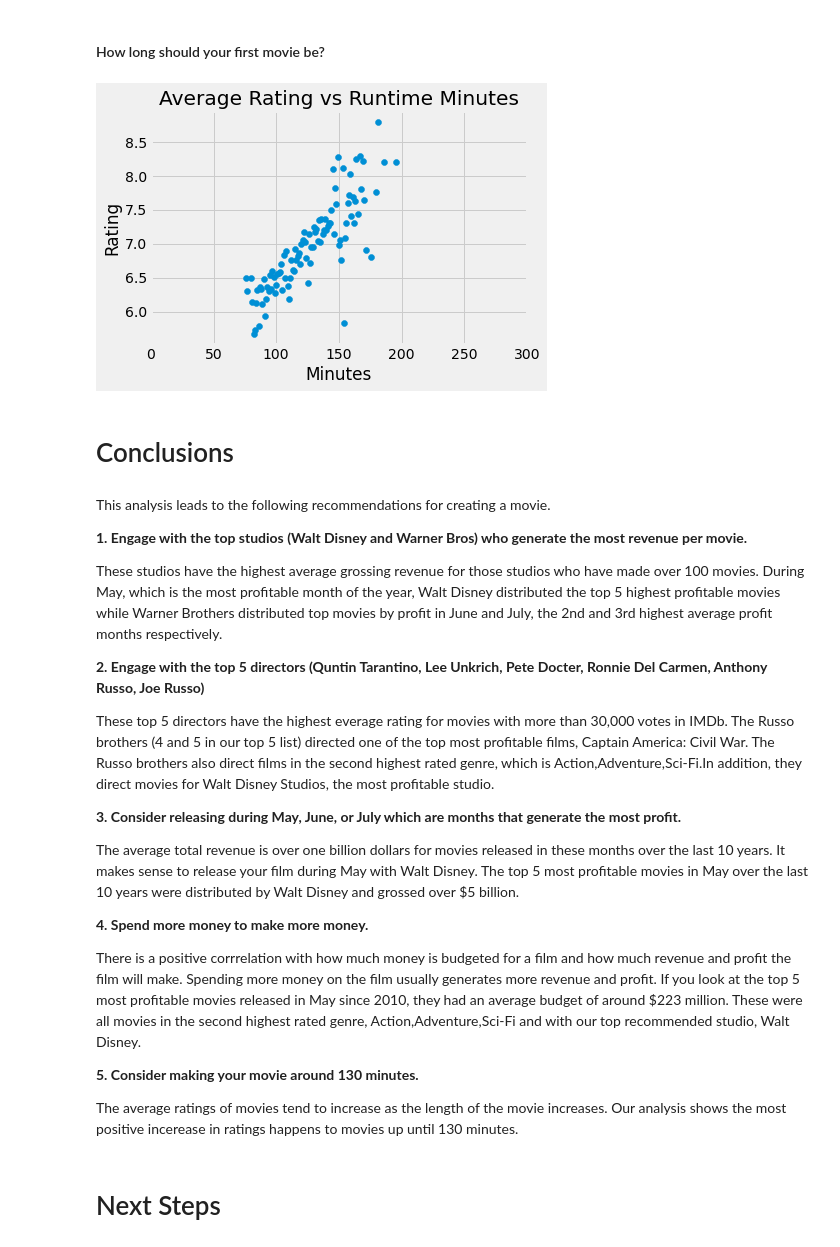
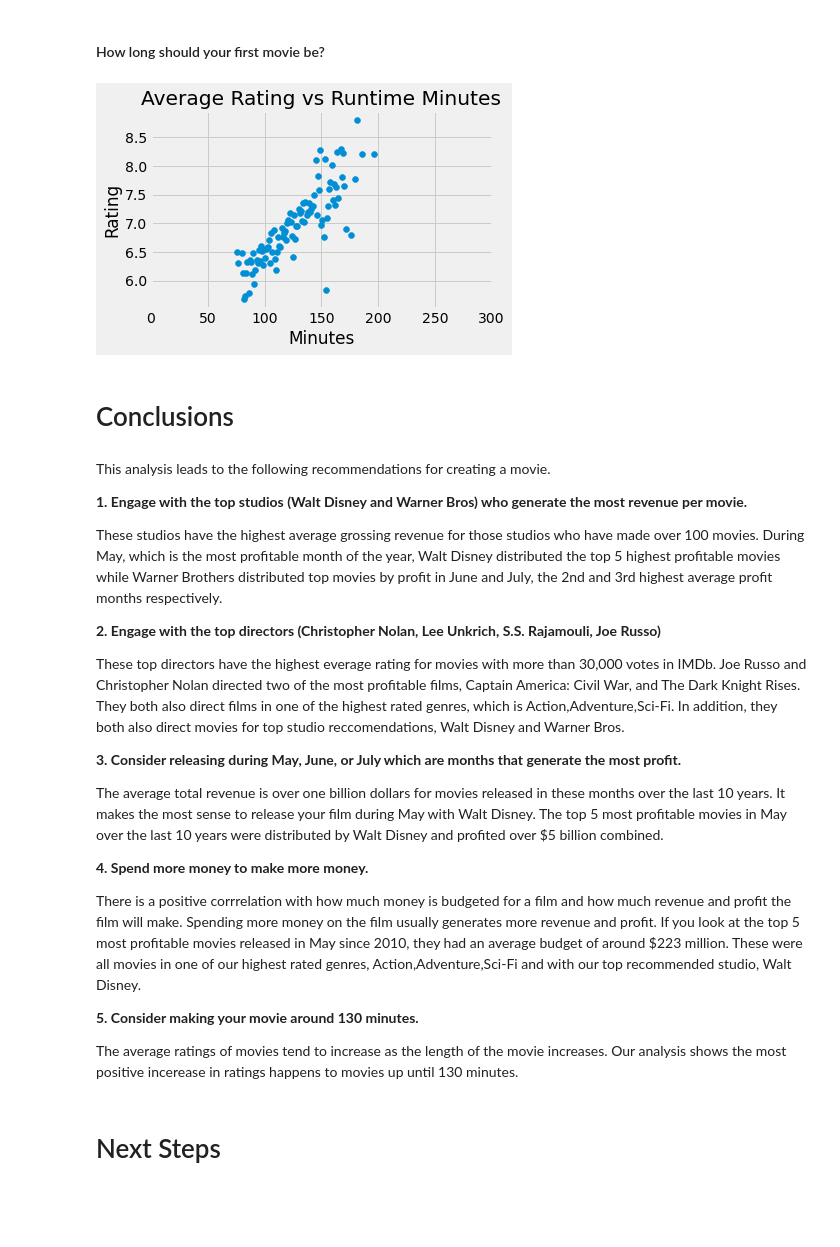
Before and after one commit to kyledufrane/Microsoft_Movie_Analysis, a Jupyter notebook: final_notebook.ipynb, the cells around one changed output. Cells and saved outputs as stored; diff of their text form; code cells hidden in the pictures; blank space fills up the shorter version.

```diff
--- a/final_notebook.ipynb
+++ b/final_notebook.ipynb
@@ -1341,27 +1114,28 @@ top_10_actress_us
 # %%
 #Create scatter of relationship between runtime minutes and ratings.
 
 fig, ax = plt.subplots()
 
 total_mean_votes = final_merge[final_merge['numvotes'] >= 30000]
 
 avg_rating = total_mean_votes.groupby('runtime_minutes').mean()
 avg_rating.drop(['ordering_x', 'start_year', 'birth_year'], 1, inplace=True)
 avg_rating.reset_index(inplace=True)
 
 x = avg_rating['runtime_minutes']
 y = avg_rating['averagerating']
 
 ax.scatter(x,y)
 
 ax.set_title('Average Rating vs Runtime Minutes')
 ax.set_xlabel('Minutes')
 ax.set_ylabel('Rating')
 plt.xlim(0, 300)
+plt.tight_layout()
 
 fig.savefig('images/rating_runtime_minutes.png');
 # %% [output]
-[figure, old version]
+[figure, new version]
 # %% [markdown]
 # Conclusions
 # %% [markdown]
@@ -1371,17 +1145,17 @@ This analysis leads to the following recommendations for creating a movie.
 
 These  studios have the highest average grossing revenue for those studios who have made over 100 movies. During May, which is the most profitable month of the year, Walt Disney distributed the top 5 highest profitable movies while Warner Brothers  distributed top movies by profit in June and July, the 2nd and 3rd highest average profit months respectively.
 
-**2. Engage with the top 5 directors (Quntin Tarantino, Lee Unkrich, Pete Docter, Ronnie Del Carmen, Anthony Russo, Joe Russo)**
+**2. Engage with the top directors (Christopher Nolan, Lee Unkrich, S.S. Rajamouli, Joe Russo)**
 
-These top 5 directors have the highest everage rating for movies with more than 30,000 votes in IMDb. The Russo brothers (4 and 5 in our top 5 list) directed one of the top most profitable films, Captain America: Civil War. The Russo brothers also direct films in the second highest rated genre, which is Action,Adventure,Sci-Fi.In addition, they direct movies for Walt Disney Studios, the most profitable studio.
+These top directors have the highest everage rating for movies with more than 30,000 votes in IMDb. Joe Russo and Christopher Nolan directed two of the most profitable films, Captain America: Civil War, and The Dark Knight Rises. They both also direct films in one of the highest rated genres, which is Action,Adventure,Sci-Fi. In addition, they both also direct movies for top studio reccomendations, Walt Disney and Warner Bros.
 
 **3. Consider releasing during May, June, or July which are months that generate the most profit.**
 
-The average total revenue is over one billion dollars for movies released in these months over the last 10 years. It makes sense to release your film during May with Walt Disney. The top 5 most profitable movies in May over the last 10 years were distributed by Walt Disney and grossed over $5 billion.
+The average total revenue is over one billion dollars for movies released in these months over the last 10 years. It makes the most sense to release your film during May with Walt Disney. The top 5 most profitable movies in May over the last 10 years were distributed by Walt Disney and profited over $5 billion combined.
 
 **4. Spend more money to make more money.**
 
-There is a positive corrrelation with how much money is budgeted for a film and how much revenue and profit the film will make. Spending more money on the film usually generates more revenue and profit. If you look at the top 5 most profitable movies released in May since 2010, they had an average budget of around $223 million. These were all movies in the second highest rated genre, Action,Adventure,Sci-Fi and with our top recommended studio, Walt Disney.
+There is a positive corrrelation with how much money is budgeted for a film and how much revenue and profit the film will make. Spending more money on the film usually generates more revenue and profit. If you look at the top 5 most profitable movies released in May since 2010, they had an average budget of around $223 million. These were all movies in one of our highest rated genres, Action,Adventure,Sci-Fi and with our top recommended studio, Walt Disney.
 
 **5. Consider making your movie around 130 minutes.**
 
```
Also changed, not shown: parts of 64 cells of this notebook.
